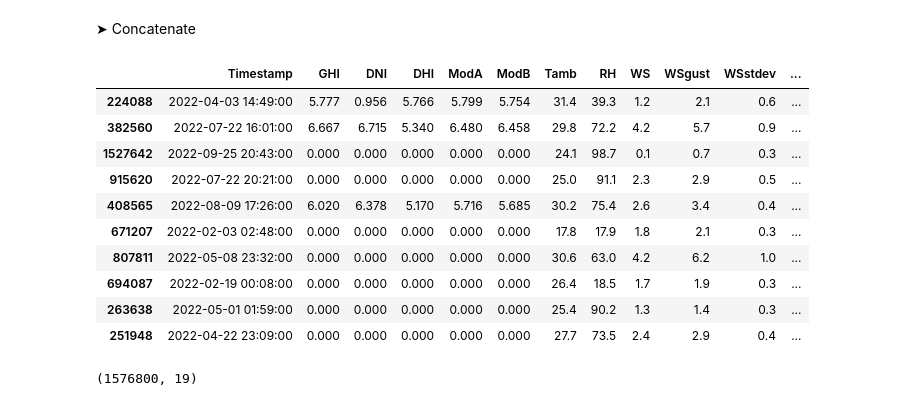
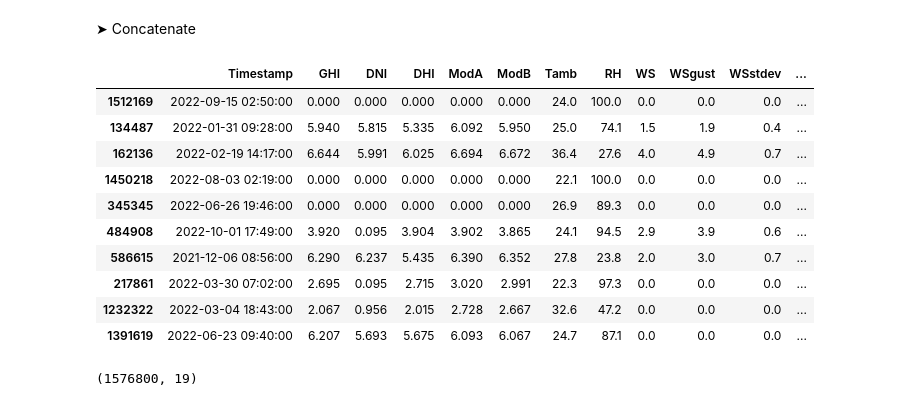
Before and after one commit to Teshager21/solar-challenge-week1, a Jupyter notebook: notebooks/compare_countries.ipynb, the cells around one changed output. Cells and saved outputs as stored; diff of their text form; code cells hidden in the pictures.

```diff
--- a/notebooks/compare_countries.ipynb
+++ b/notebooks/compare_countries.ipynb
@@ -78,16 +79,16 @@ sl['country'] = 'Sierra Leone'
 f = pd.concat([benin, togo, sl], ignore_index=True)
 # %%
 #inspect the dataframe
-df.sample(10)
+f.sample(10)
 # %% [output]
 |  | Timestamp | GHI | DNI | DHI | ModA | ModB | Tamb | RH | WS | WSgust | WSstdev | ... |
-| 224088 | 2022-04-03 14:49:00 | 5.777 | 0.956 | 5.766 | 5.799 | 5.754 | 31.4 | 39.3 | 1.2 | 2.1 | 0.6 | ... |
-| 382560 | 2022-07-22 16:01:00 | 6.667 | 6.715 | 5.340 | 6.480 | 6.458 | 29.8 | 72.2 | 4.2 | 5.7 | 0.9 | ... |
-| 1527642 | 2022-09-25 20:43:00 | 0.000 | 0.000 | 0.000 | 0.000 | 0.000 | 24.1 | 98.7 | 0.1 | 0.7 | 0.3 | ... |
-| 915620 | 2022-07-22 20:21:00 | 0.000 | 0.000 | 0.000 | 0.000 | 0.000 | 25.0 | 91.1 | 2.3 | 2.9 | 0.5 | ... |
-| 408565 | 2022-08-09 17:26:00 | 6.020 | 6.378 | 5.170 | 5.716 | 5.685 | 30.2 | 75.4 | 2.6 | 3.4 | 0.4 | ... |
-| 671207 | 2022-02-03 02:48:00 | 0.000 | 0.000 | 0.000 | 0.000 | 0.000 | 17.8 | 17.9 | 1.8 | 2.1 | 0.3 | ... |
-| 807811 | 2022-05-08 23:32:00 | 0.000 | 0.000 | 0.000 | 0.000 | 0.000 | 30.6 | 63.0 | 4.2 | 6.2 | 1.0 | ... |
-| 694087 | 2022-02-19 00:08:00 | 0.000 | 0.000 | 0.000 | 0.000 | 0.000 | 26.4 | 18.5 | 1.7 | 1.9 | 0.3 | ... |
-| 263638 | 2022-05-01 01:59:00 | 0.000 | 0.000 | 0.000 | 0.000 | 0.000 | 25.4 | 90.2 | 1.3 | 1.4 | 0.3 | ... |
-| 251948 | 2022-04-22 23:09:00 | 0.000 | 0.000 | 0.000 | 0.000 | 0.000 | 27.7 | 73.5 | 2.4 | 2.9 | 0.4 | ... |
+| 1512169 | 2022-09-15 02:50:00 | 0.000 | 0.000 | 0.000 | 0.000 | 0.000 | 24.0 | 100.0 | 0.0 | 0.0 | 0.0 | ... |
+| 134487 | 2022-01-31 09:28:00 | 5.940 | 5.815 | 5.335 | 6.092 | 5.950 | 25.0 | 74.1 | 1.5 | 1.9 | 0.4 | ... |
+| 162136 | 2022-02-19 14:17:00 | 6.644 | 5.991 | 6.025 | 6.694 | 6.672 | 36.4 | 27.6 | 4.0 | 4.9 | 0.7 | ... |
+| 1450218 | 2022-08-03 02:19:00 | 0.000 | 0.000 | 0.000 | 0.000 | 0.000 | 22.1 | 100.0 | 0.0 | 0.0 | 0.0 | ... |
+| 345345 | 2022-06-26 19:46:00 | 0.000 | 0.000 | 0.000 | 0.000 | 0.000 | 26.9 | 89.3 | 0.0 | 0.0 | 0.0 | ... |
+| 484908 | 2022-10-01 17:49:00 | 3.920 | 0.095 | 3.904 | 3.902 | 3.865 | 24.1 | 94.5 | 2.9 | 3.9 | 0.6 | ... |
+| 586615 | 2021-12-06 08:56:00 | 6.290 | 6.237 | 5.435 | 6.390 | 6.352 | 27.8 | 23.8 | 2.0 | 3.0 | 0.7 | ... |
+| 217861 | 2022-03-30 07:02:00 | 2.695 | 0.095 | 2.715 | 3.020 | 2.991 | 22.3 | 97.3 | 0.0 | 0.0 | 0.0 | ... |
+| 1232322 | 2022-03-04 18:43:00 | 2.067 | 0.956 | 2.015 | 2.728 | 2.667 | 32.6 | 47.2 | 0.0 | 0.0 | 0.0 | ... |
+| 1391619 | 2022-06-23 09:40:00 | 6.207 | 5.693 | 5.675 | 6.093 | 6.067 | 24.7 | 87.1 | 0.0 | 0.0 | 0.0 | ... |
```
Also changed, not shown: parts of 7 cells of this notebook.
